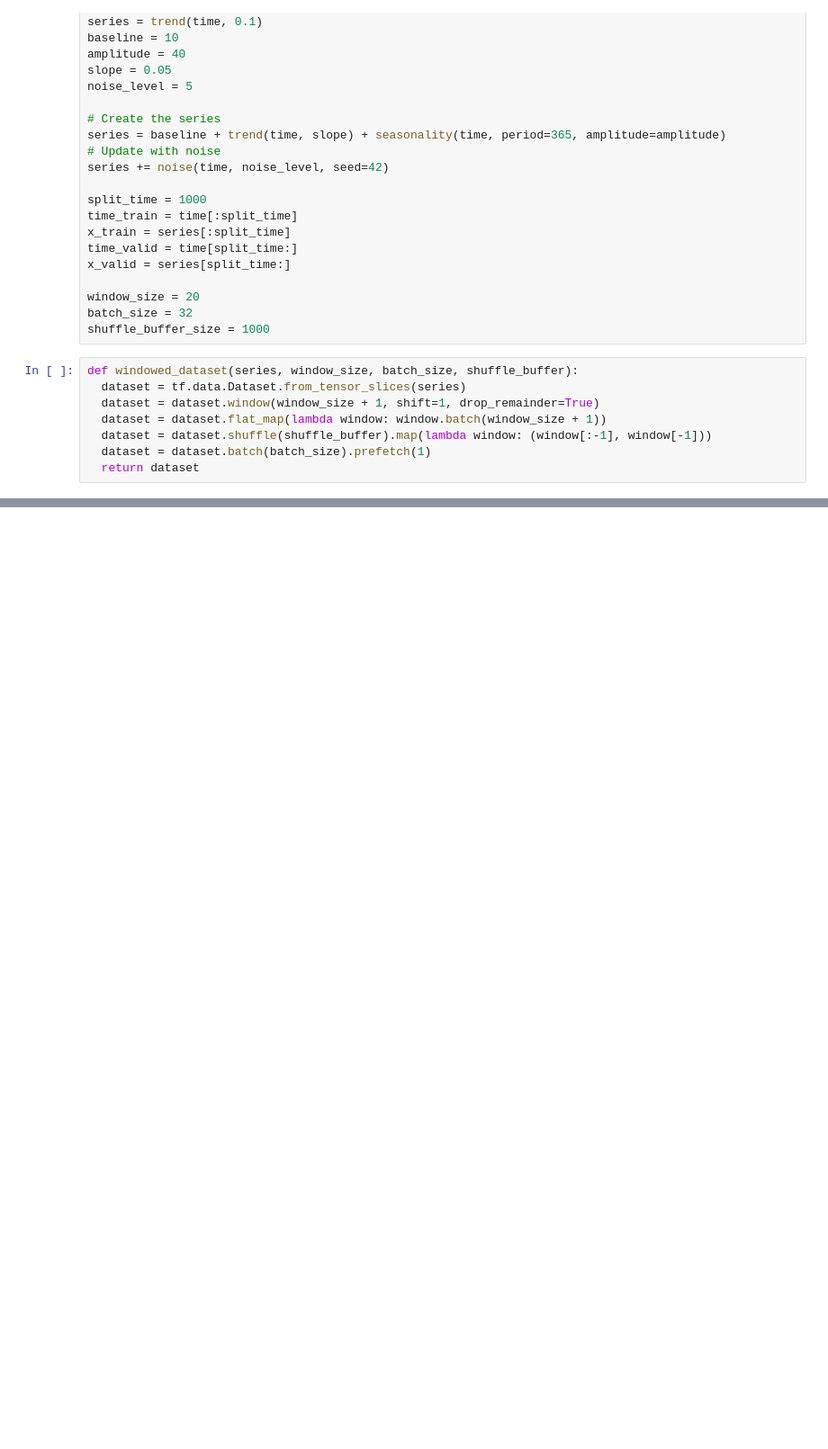
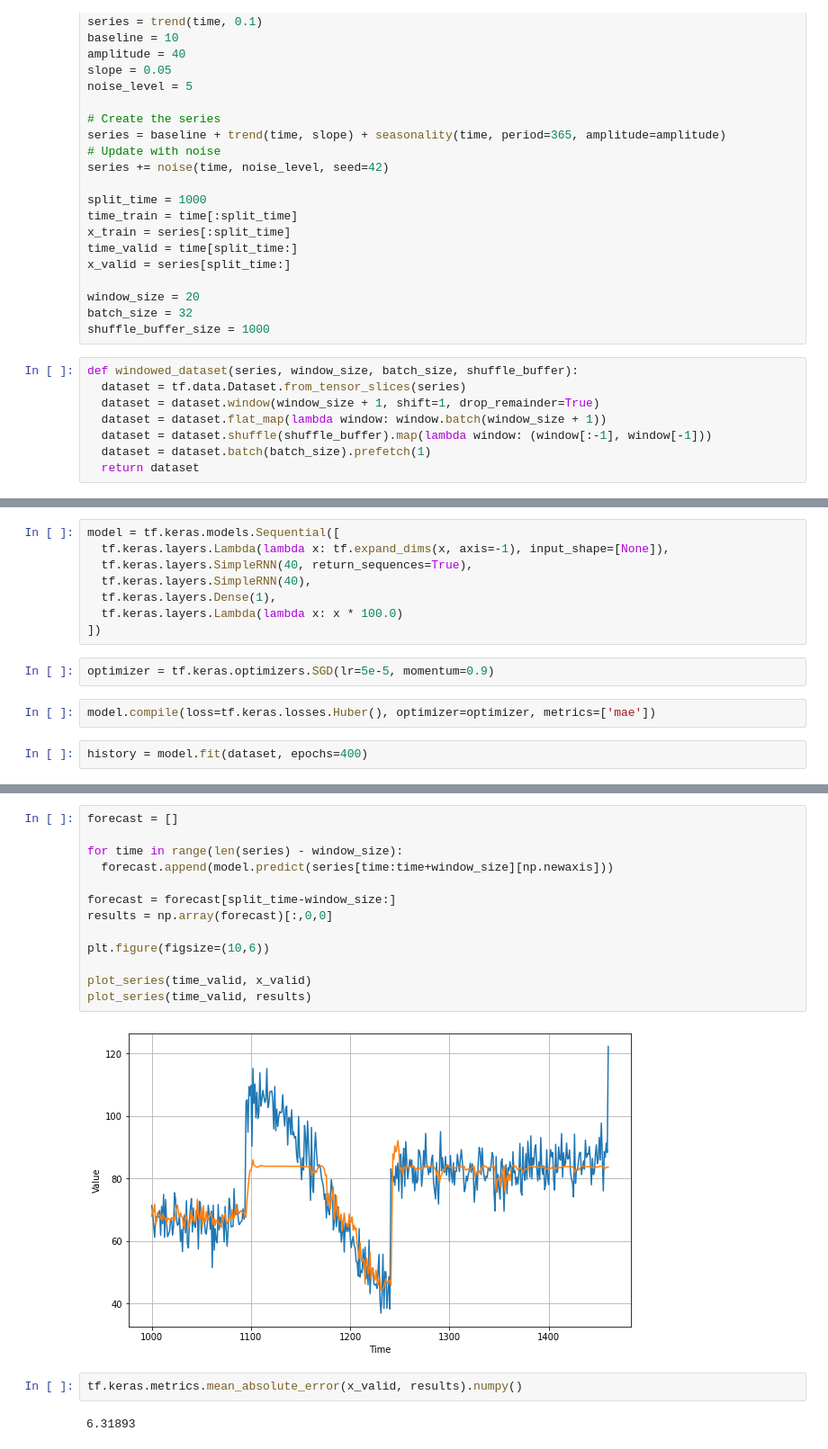
Before and after one commit to finesketch/deep_learning, a Jupyter notebook: 4. Sequences, Time Series and Prediction/Course4_Part3_Lesson2.ipynb, the cells around one changed output, grey strips where cells are left out. Shown at 90% size. Drawn from its saved outputs; the diff is of its cells as text; blank space fills up the shorter version.

```diff
--- a/4. Sequences, Time Series and Prediction/Course4_Part3_Lesson2.ipynb
+++ b/4. Sequences, Time Series and Prediction/Course4_Part3_Lesson2.ipynb
@@ -64,0 +138,14 @@ def windowed_dataset(series, window_size, batch_size, shuffle_buffer):
+# %%
+model = tf.keras.models.Sequential([
+  tf.keras.layers.Lambda(lambda x: tf.expand_dims(x, axis=-1), input_shape=[None]),
+  tf.keras.layers.SimpleRNN(40, return_sequences=True),
+  tf.keras.layers.SimpleRNN(40),
+  tf.keras.layers.Dense(1),
+  tf.keras.layers.Lambda(lambda x: x * 100.0)
+])
+# %%
+optimizer = tf.keras.optimizers.SGD(lr=5e-5, momentum=0.9)
+# %%
+model.compile(loss=tf.keras.losses.Huber(), optimizer=optimizer, metrics=['mae'])
+# %%
+history = model.fit(dataset, epochs=400)
@@ -64,0 +170,19 @@ def windowed_dataset(series, window_size, batch_size, shuffle_buffer):
+# %%
+forecast = []
+
+for time in range(len(series) - window_size):
+  forecast.append(model.predict(series[time:time+window_size][np.newaxis]))
+
+forecast = forecast[split_time-window_size:]
+results = np.array(forecast)[:,0,0]
+
+plt.figure(figsize=(10,6))
+
+plot_series(time_valid, x_valid)
+plot_series(time_valid, results)
+# %% [output]
+[figure, added]
+# %%
+tf.keras.metrics.mean_absolute_error(x_valid, results).numpy()
+# %% [output]
+6.31893
```
Also changed, not shown: parts of 15 cells of this notebook.
